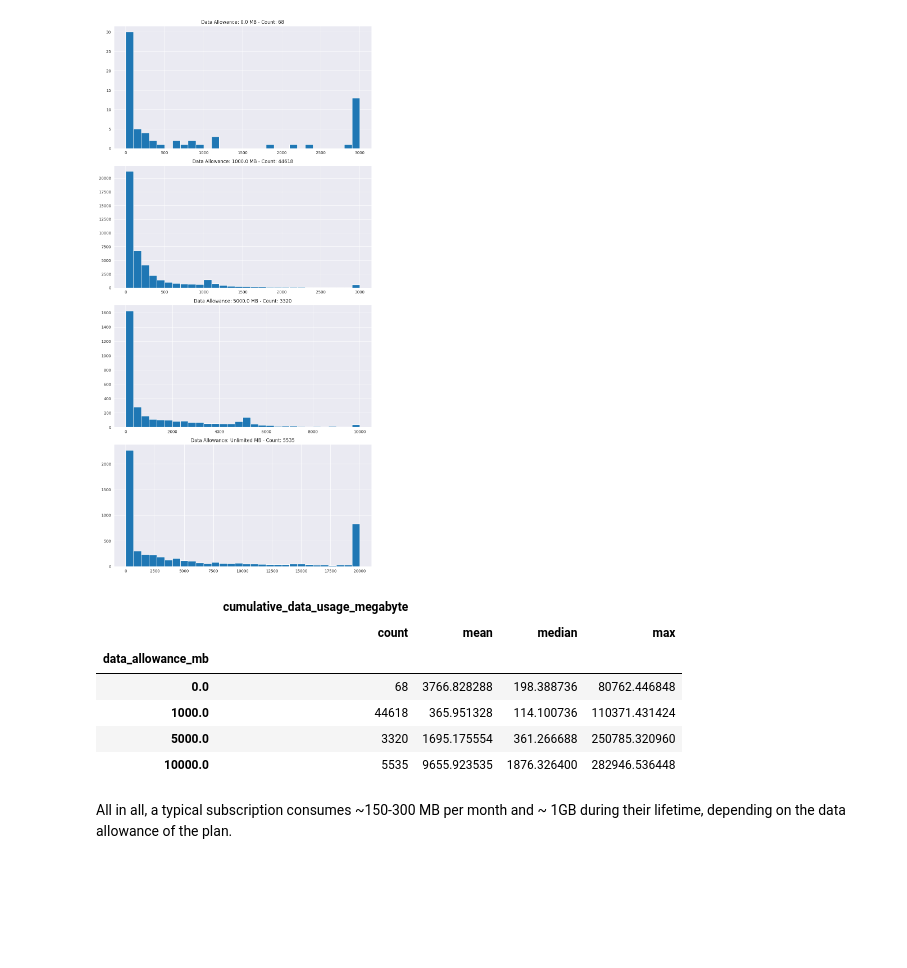
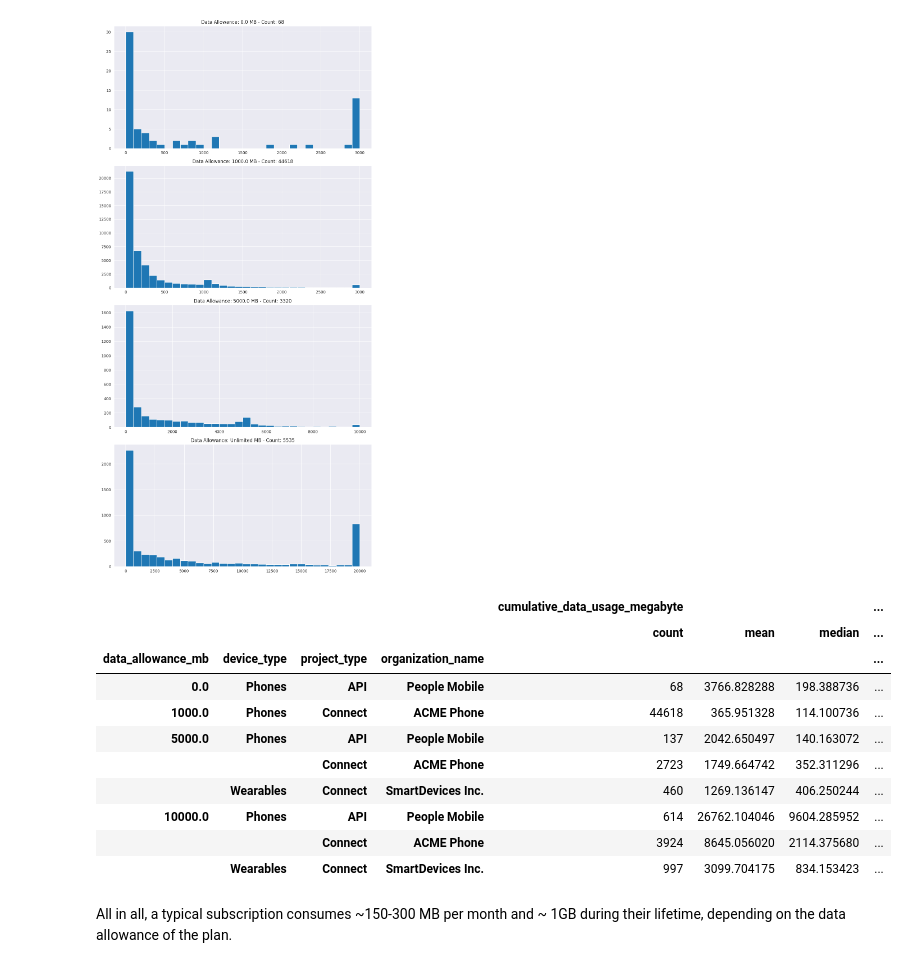
Before and after one commit to karpatika92/data-analyst-hiring-gigs, a Jupyter notebook: analysis.ipynb, the cells around one changed output. Saved outputs shown, nothing was run; the diff lists cells and outputs as text; code cells hidden in the pictures; blank space fills up the shorter version.

```diff
--- a/analysis.ipynb
+++ b/analysis.ipynb
@@ -231,7 +231,7 @@ def add_analytics_features(analysis_df_proto):
                 (df["cumulative_data_usage_megabyte"].div(df["first_data_usage"])) - 1
             ).fillna(0),
             data_usage_growth=lambda df: df["data_usage_growth_proto"].clip(
-                lower=0, upper=3
+                lower=-1, upper=3
             ),
             data_allowance_mb=lambda df: df["data_allowance_mb"].fillna(10000),
         )
@@ -325,10 +325,13 @@ plot_df = (
         [
             "subscription_id",
             "plan_name",
+            "organization_name",
             "reporting_date",
             "validity_unit",
             "validity_value",
             "data_allowance_mb",
+            "device_type",
+            "project_type",
         ]
     )
     .agg({"subscription_days": "max", "cumulative_data_usage_megabyte": "sum"})
@@ -370,18 +373,24 @@ See the caveats in the documentation: https://pandas.pydata.org/pandas-docs/stab
 [figure]
 # %%
 # summary stats of this
-plot_df.groupby("data_allowance_mb").agg(
+plot_df.groupby(
+    ["data_allowance_mb", "device_type", "project_type", "organization_name"]
+).agg(
     {"cumulative_data_usage_megabyte": ["count", "mean", "median", "max"]}
 ).sort_index()
 # summarize in a bar chart on the median
 # %% [output]
-|  | cumulative_data_usage_megabyte |  |  |  |
-|  | count | mean | median | max |
-| data_allowance_mb |  |  |  |  |
-| 0.0 | 68 | 3766.828288 | 198.388736 | 80762.446848 |
-| 1000.0 | 44618 | 365.951328 | 114.100736 | 110371.431424 |
-| 5000.0 | 3320 | 1695.175554 | 361.266688 | 250785.320960 |
-| 10000.0 | 5535 | 9655.923535 | 1876.326400 | 282946.536448 |
+|  |  |  |  | cumulative_data_usage_megabyte |  |  | ... |
+|  |  |  |  | count | mean | median | ... |
+| data_allowance_mb | device_type | project_type | organization_name |  |  |  | ... |
+| 0.0 | Phones | API | People Mobile | 68 | 3766.828288 | 198.388736 | ... |
+| 1000.0 | Phones | Connect | ACME Phone | 44618 | 365.951328 | 114.100736 | ... |
+| 5000.0 | Phones | API | People Mobile | 137 | 2042.650497 | 140.163072 | ... |
+|  |  | Connect | ACME Phone | 2723 | 1749.664742 | 352.311296 | ... |
+|  | Wearables | Connect | SmartDevices Inc. | 460 | 1269.136147 | 406.250244 | ... |
+| 10000.0 | Phones | API | People Mobile | 614 | 26762.104046 | 9604.285952 | ... |
+|  |  | Connect | ACME Phone | 3924 | 8645.056020 | 2114.375680 | ... |
+|  | Wearables | Connect | SmartDevices Inc. | 997 | 3099.704175 | 834.153423 | ... |
 # %% [markdown]
 All in all, a typical subscription consumes ~150-300 MB per month and ~ 1GB during their lifetime, depending on the data allowance of the plan.
 # %% [markdown]
```
Also changed, not shown: parts of 6 cells of this notebook, 1 other file.
